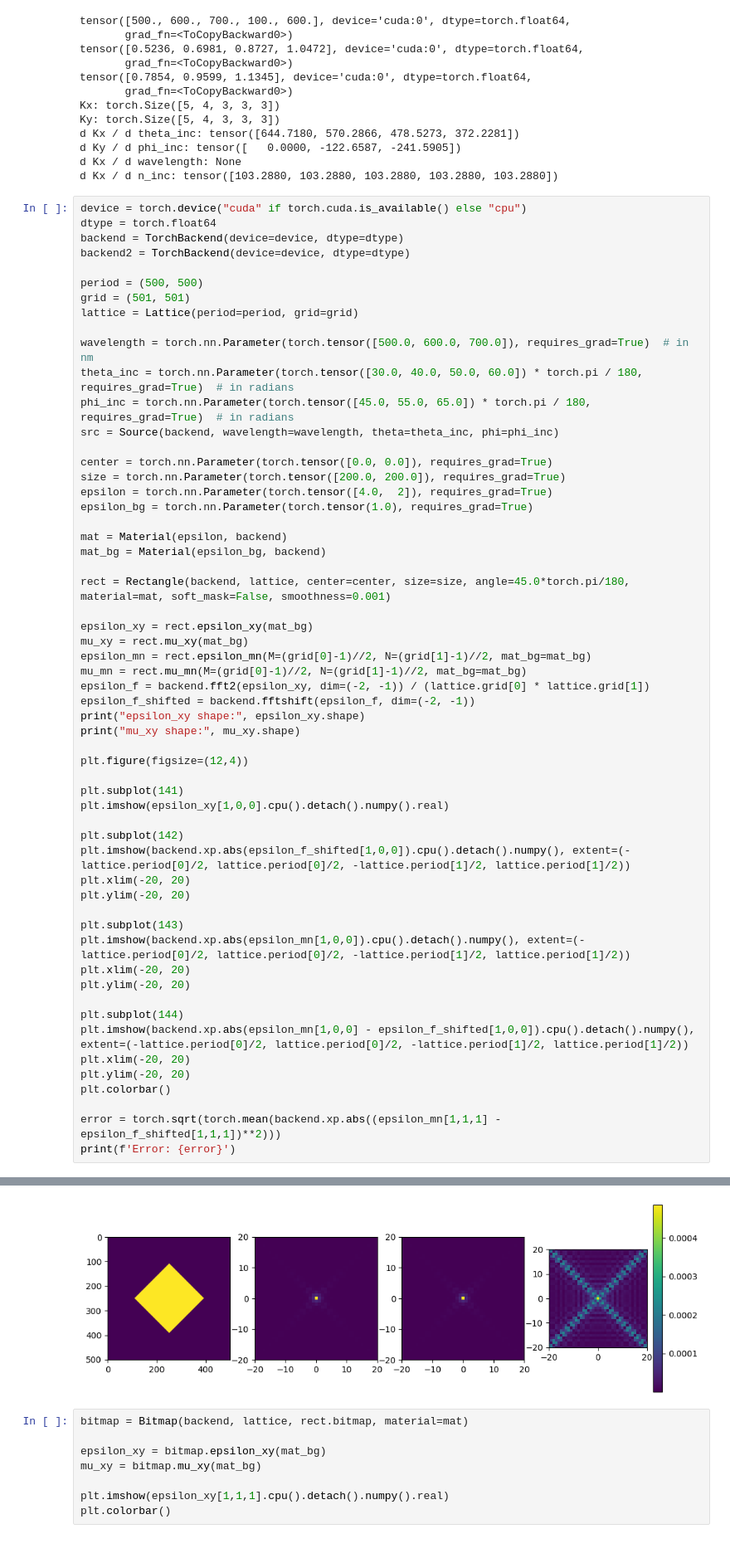
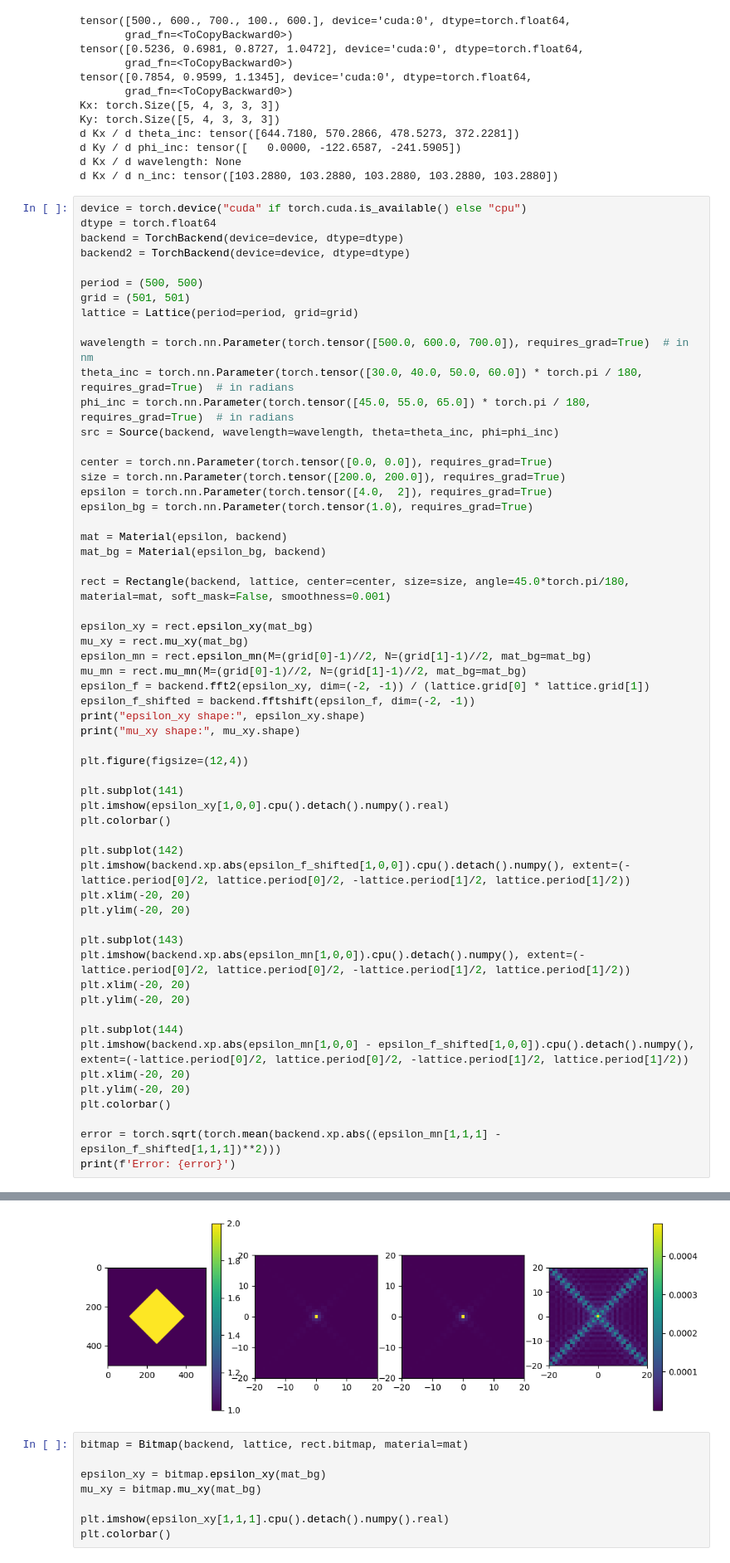
Before and after one commit to RodionovSA/metarcwa, a Jupyter notebook: test.ipynb, the cells around one changed output, grey strips where cells are left out. Shown: that part at 83% size. Saved outputs shown, nothing was run; the diff lists cells and outputs as text.

```diff
--- a/test.ipynb
+++ b/test.ipynb
@@ -136,34 +157,35 @@ epsilon_f_shifted = backend.fftshift(epsilon_f, dim=(-2, -1))
 print("epsilon_xy shape:", epsilon_xy.shape)
 print("mu_xy shape:", mu_xy.shape)
 
 plt.figure(figsize=(12,4))
 
 plt.subplot(141)
 plt.imshow(epsilon_xy[1,0,0].cpu().detach().numpy().real)
+plt.colorbar()
 
 plt.subplot(142)
 plt.imshow(backend.xp.abs(epsilon_f_shifted[1,0,0]).cpu().detach().numpy(), extent=(-lattice.period[0]/2, lattice.period[0]/2, -lattice.period[1]/2, lattice.period[1]/2))
 plt.xlim(-20, 20)
 plt.ylim(-20, 20)
 
 plt.subplot(143)
 plt.imshow(backend.xp.abs(epsilon_mn[1,0,0]).cpu().detach().numpy(), extent=(-lattice.period[0]/2, lattice.period[0]/2, -lattice.period[1]/2, lattice.period[1]/2))
 plt.xlim(-20, 20)
 plt.ylim(-20, 20)
 
 plt.subplot(144)
 plt.imshow(backend.xp.abs(epsilon_mn[1,0,0] - epsilon_f_shifted[1,0,0]).cpu().detach().numpy(), extent=(-lattice.period[0]/2, lattice.period[0]/2, -lattice.period[1]/2, lattice.period[1]/2))
 plt.xlim(-20, 20)
 plt.ylim(-20, 20)
 plt.colorbar()
 
 error = torch.sqrt(torch.mean(backend.xp.abs((epsilon_mn[1,1,1] - epsilon_f_shifted[1,1,1])**2)))
 print(f'Error: {error}')
 # %% [output]
 epsilon_xy shape: torch.Size([2, 3, 3, 501, 501])
 mu_xy shape: torch.Size([2, 3, 3, 501, 501])
 Error: 2.3038206956000177e-05
-[figure, old version]
+[figure, new version]
 # %%
 bitmap = Bitmap(backend, lattice, rect.bitmap, material=mat)
 
```
Also changed, not shown: parts of 11 cells of this notebook, 3 other files.
